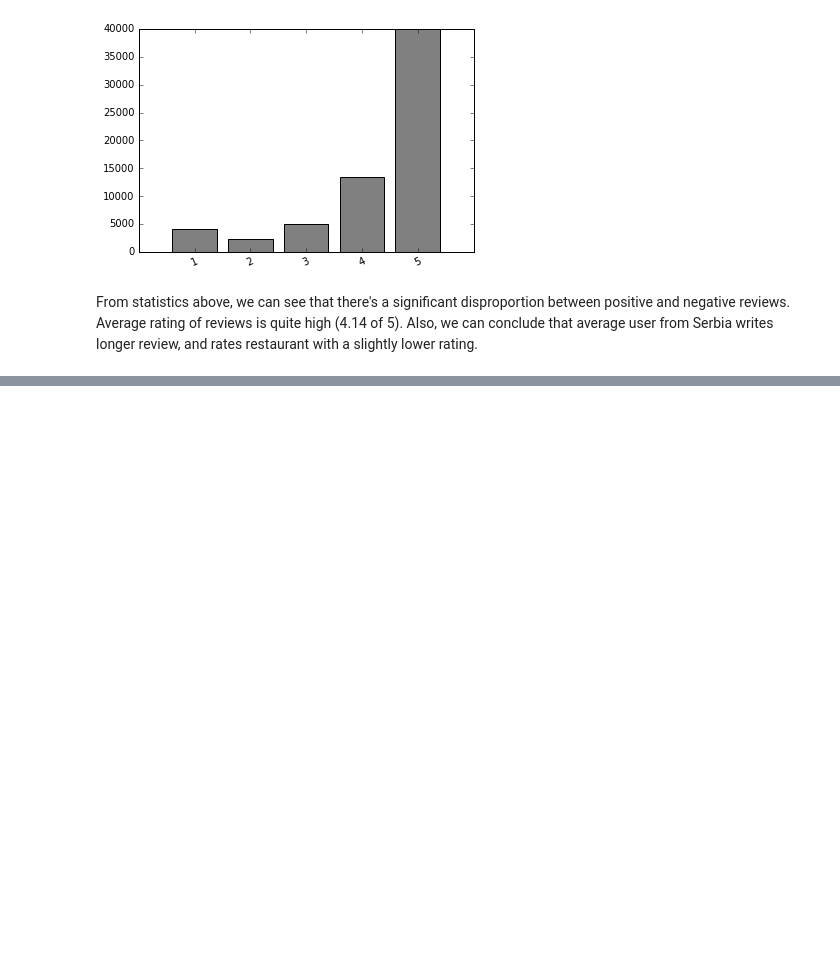
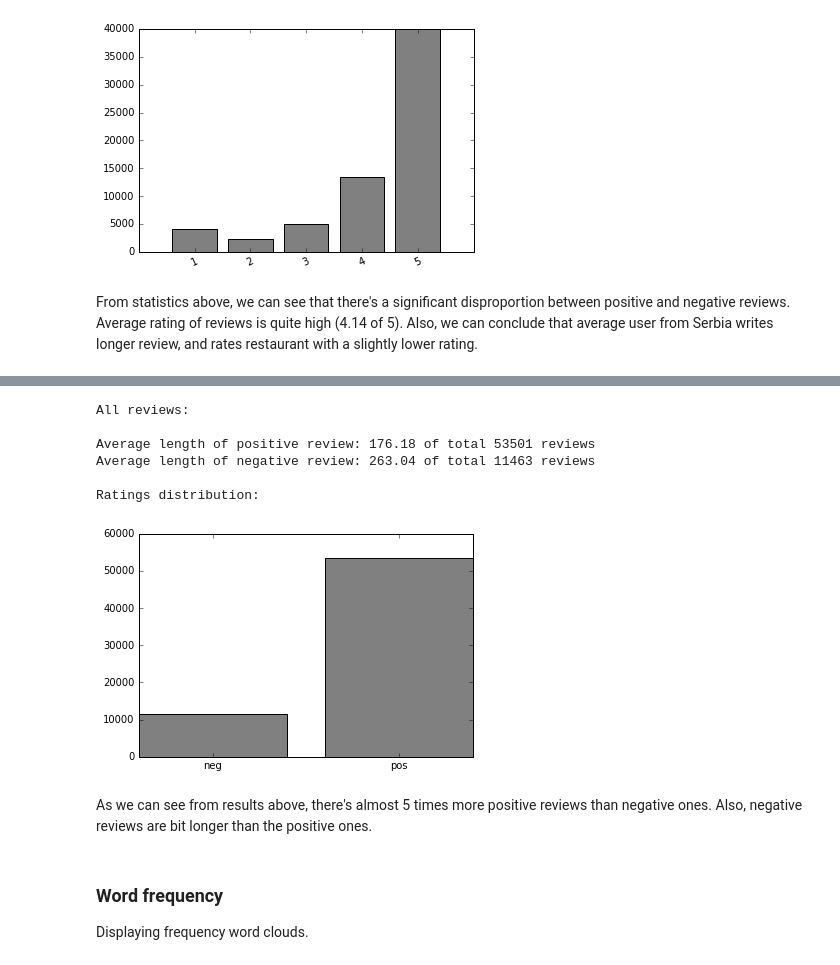
Before and after one commit to vdragan1993/sentiment-analysis, a Jupyter notebook: Donesi.com.ipynb, the cells around one changed output, grey strips where cells are left out. Cells and saved outputs as stored; diff of their text form; code cells hidden in the pictures; blank space fills up the shorter version.

```diff
--- a/Donesi.com.ipynb
+++ b/Donesi.com.ipynb
@@ -157,0 +252,17 @@ From statistics above, we can see that there's a significant disproportion betwe
+# %%
+print("All reviews: ")
+sort_reviews("data/filtered/fall.xlsx", "data/posneg/pnall.xlsx", "grey")
+# %% [output]
+All reviews:
+
+Average length of positive review: 176.18 of total 53501 reviews
+Average length of negative review: 263.04 of total 11463 reviews
+
+Ratings distribution:
+[figure, added]
+# %% [markdown]
+As we can see from results above, there's almost 5 times more positive reviews than negative ones. Also, negative reviews are bit longer than the positive ones.
+# %% [markdown]
+### Word frequency
+
+Displaying frequency word clouds.
```
Also changed, not shown: parts of 18 cells of this notebook.
